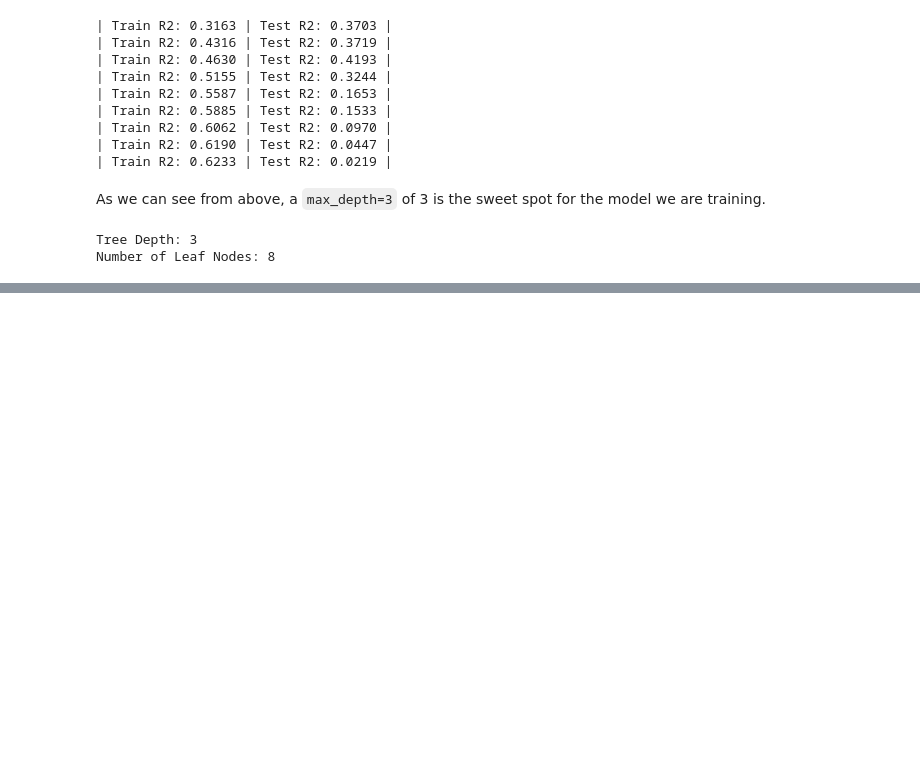
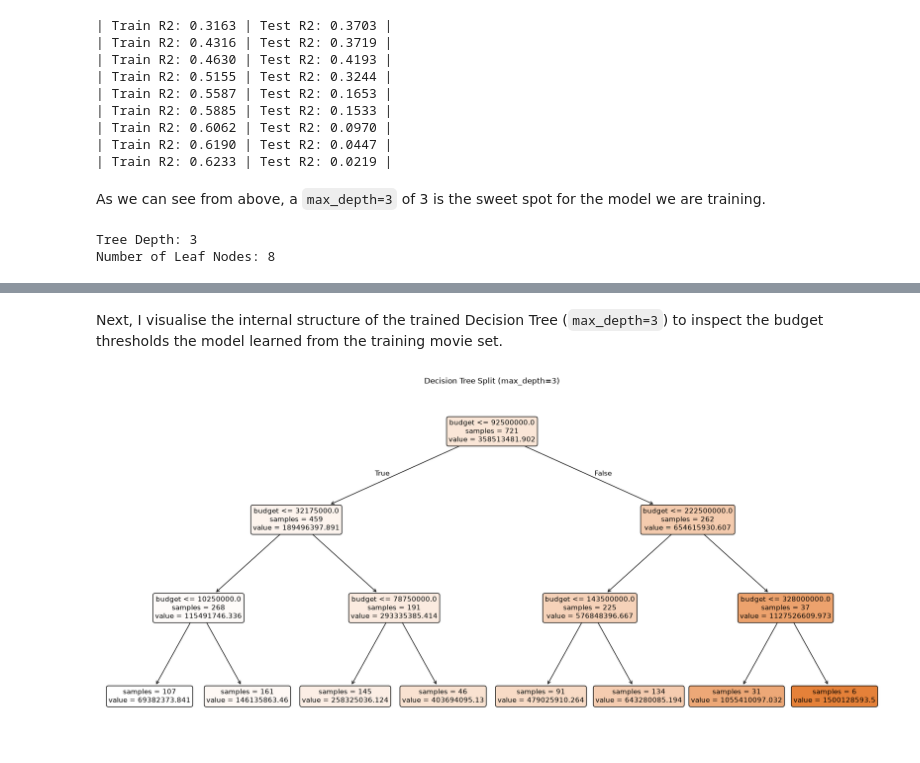
Before and after one commit to phqsmophobia/Data-Science-Portfolio-On-Movies, a Jupyter notebook: DecisionTrees.ipynb, the cells around one changed output, grey strips where cells are left out. Drawn from its saved outputs; the diff is of its cells as text; code cells hidden in the pictures; blank space fills up the shorter version.

```diff
--- a/DecisionTrees.ipynb
+++ b/DecisionTrees.ipynb
@@ -103,0 +185,18 @@ Number of Leaf Nodes: 8
+# %% [markdown]
+Next, I visualise the internal structure of the trained Decision Tree (`max_depth=3`) to inspect the budget thresholds the model learned from the training movie set.
+# %%
+from sklearn.tree import plot_tree
+
+plot.figure(figsize=(22, 10))
+plot_tree(
+    model,
+    feature_names=["budget"],
+    filled=True,
+    impurity=False,
+    rounded=True,
+    fontsize=11,
+)
+plot.title("Decision Tree Split (max_depth=3)")
+plot.show()
+# %% [output]
+[figure, added]
```
Also changed, not shown: parts of 7 cells of this notebook, 2 other files.
